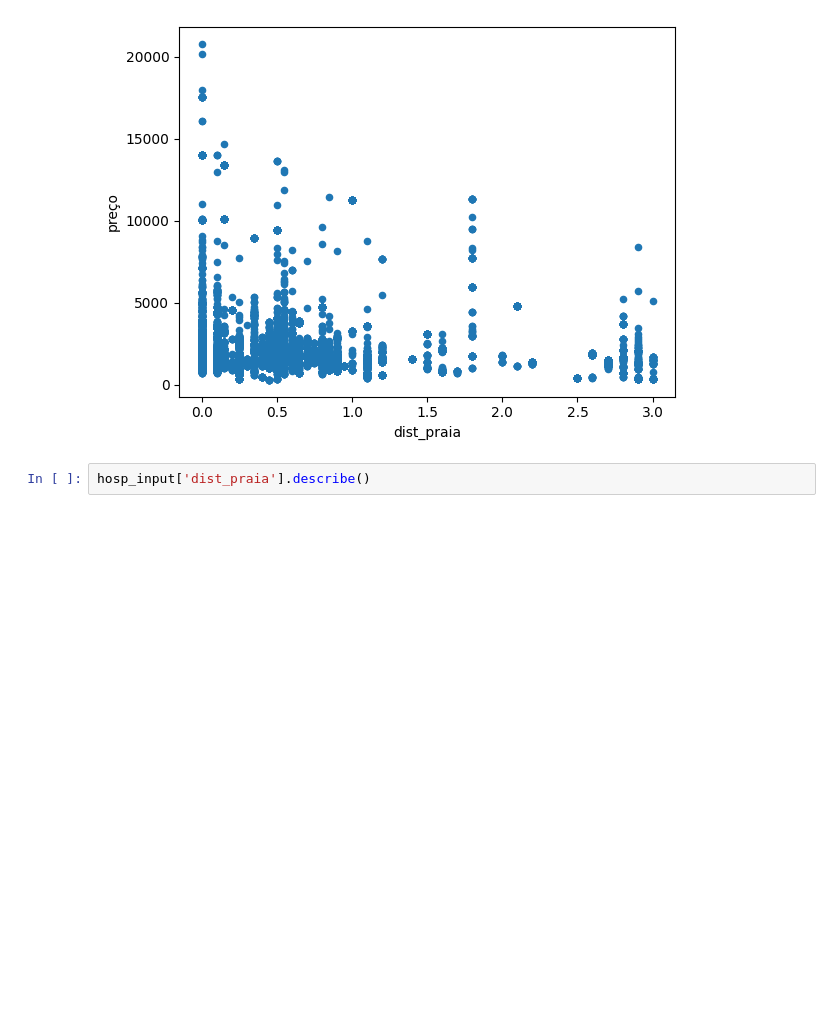
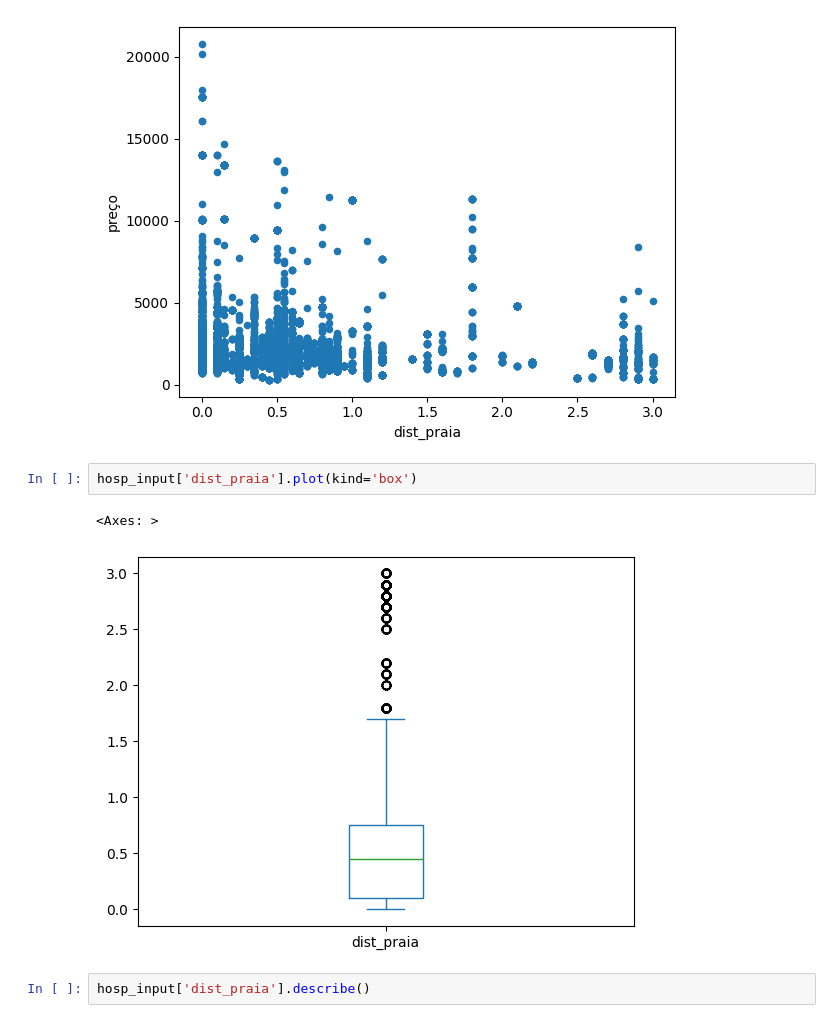
Before and after one commit to clarabarretto/data-science, a Jupyter notebook: pre-processing/pre-processing-recife.ipynb, the cells around one changed output. Cells and saved outputs as stored; diff of their text form; blank space fills up the shorter version.

```diff
--- a/pre-processing/pre-processing-recife.ipynb
+++ b/pre-processing/pre-processing-recife.ipynb
@@ -287,6 +340,11 @@ hosp_input.plot.scatter(x='dist_praia',y='preço')
 # %% [output]
 <Axes: xlabel='dist_praia', ylabel='preço'>
 [figure]
+# %%
+hosp_input['dist_praia'].plot(kind='box')
+# %% [output]
+<Axes: >
+[figure, added]
 # %%
 hosp_input['dist_praia'].describe()
 # %% [output]
```
Also changed, not shown: parts of 38 cells of this notebook.
